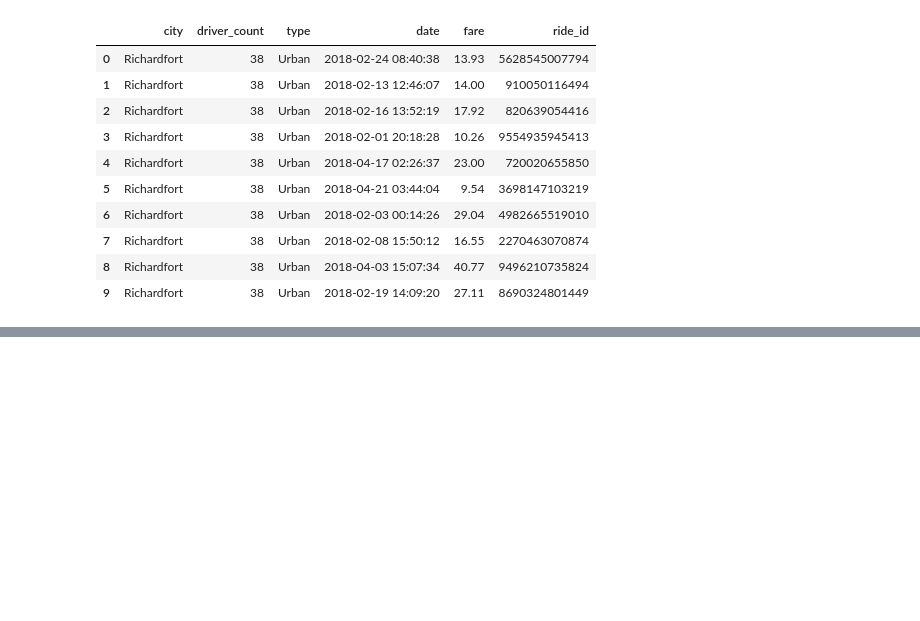
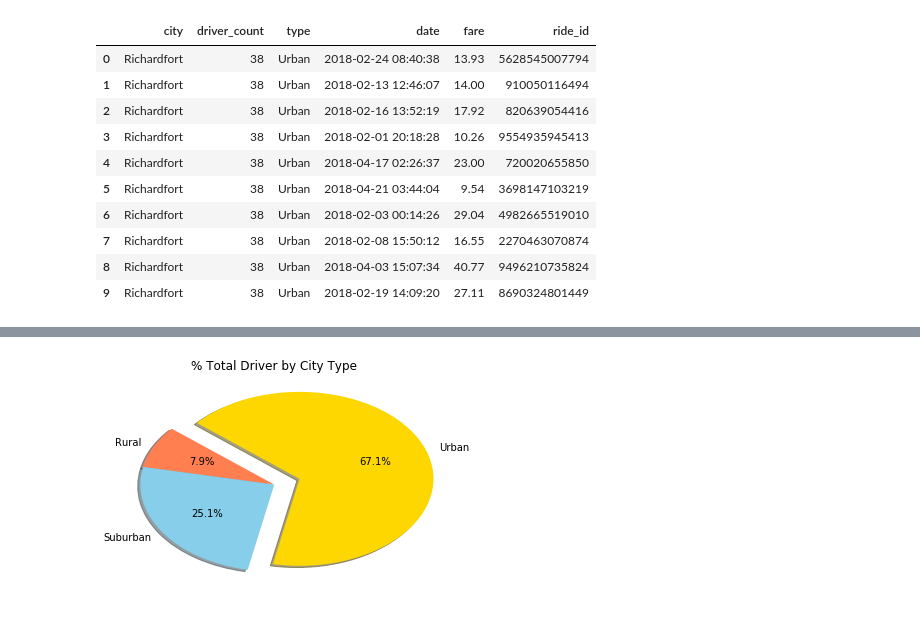
Before and after one commit to gbates22/Python-Challenge, a Jupyter notebook: Pyber/Pyber_main.ipynb, the cells around one changed output, grey strips where cells are left out. Cells and saved outputs as stored; diff of their text form; code cells hidden in the pictures; blank space fills up the shorter version.

```diff
--- a/Pyber/Pyber_main.ipynb
+++ b/Pyber/Pyber_main.ipynb
@@ -65,0 +148,18 @@ ValueError: not enough values to unpack (expected 1, got 0)
+# %%
+#Use columns in dataframe to compute % of driver by city type
+driver_percent = 100 * cr_data.groupby(['type']).mean()['driver_count'] / city_data['driver_count'].mean()
+
+# Build Pie Chart
+plt.pie(driver_percent,
+        labels=['Rural', 'Suburban', 'Urban'],
+        colors=['coral', 'skyblue', 'gold'],
+        explode=[0, 0, 0.2],
+        autopct='%1.1f%%',
+        shadow=True, startangle=140)
+plt.title('% Total Driver by City Type')
+plt.axis='equal'
+
+plt.savefig('analysis/Fig4.png')
+plt.show()
+# %% [output]
+[figure, added]
```
Also changed, not shown: parts of 6 cells of this notebook, 4 other files.
